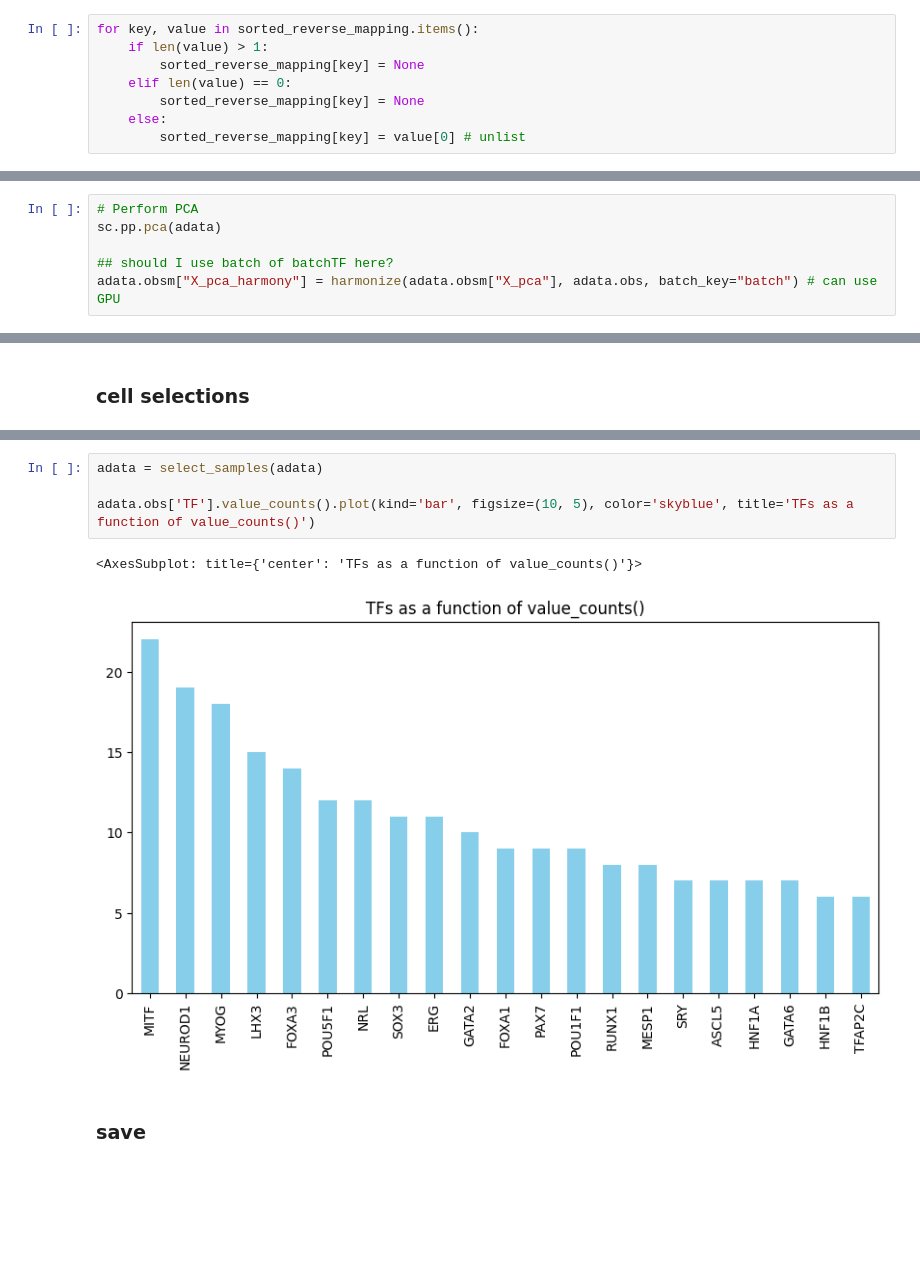
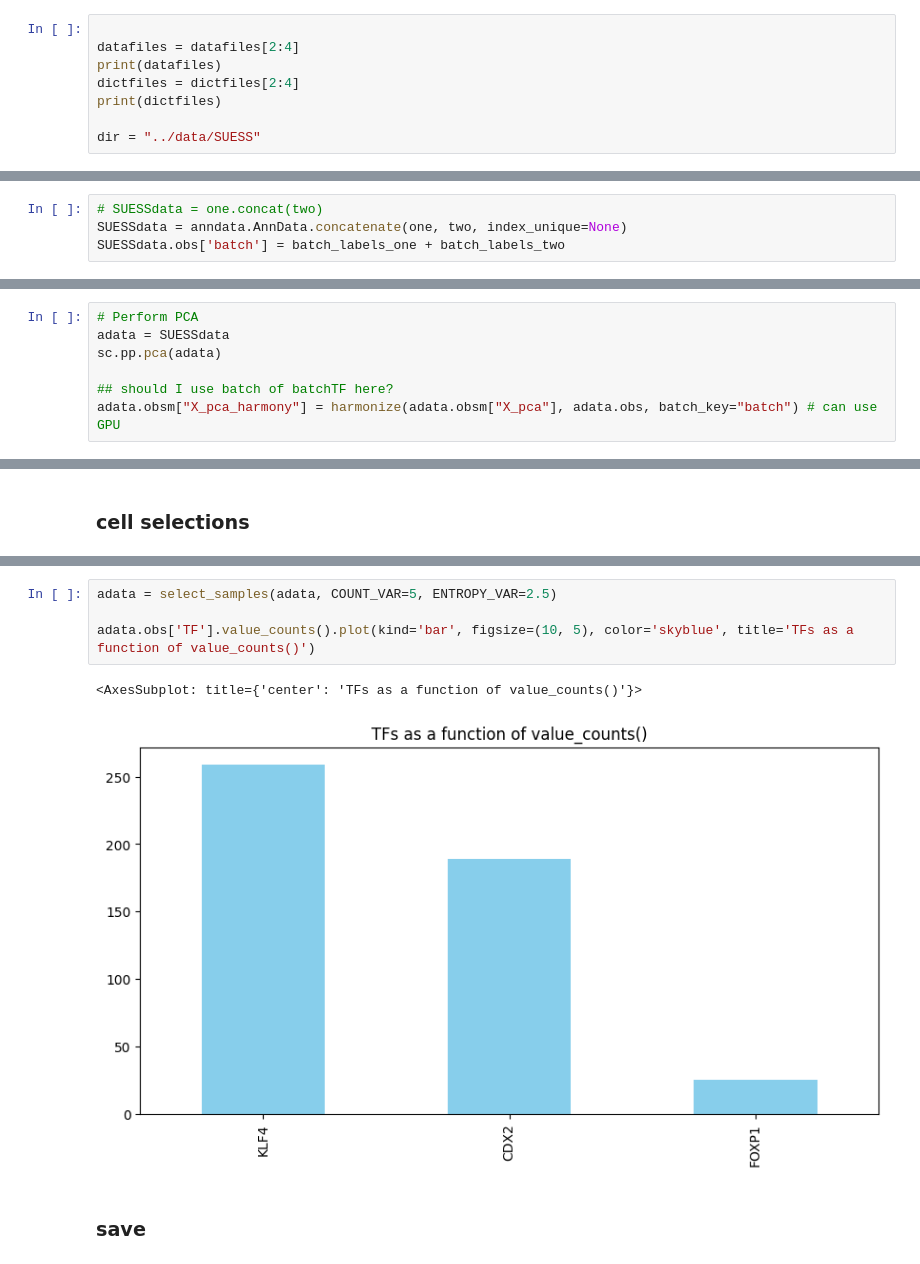
Before and after one commit to Riemer1818/MscProjectDataAnalysis, a Jupyter notebook: src/dataAnalysisPipeline.ipynb, the cells around one changed output, grey strips where cells are left out. Drawn from its saved outputs; the diff is of its cells as text; blank space fills up the shorter version.

```diff
--- a/src/dataAnalysisPipeline.ipynb
+++ b/src/dataAnalysisPipeline.ipynb
@@ -262,8 +154,8 @@ Counter({'mCherry': 45, 'CDX2': 30, 'KLF4': 29, 'LMX1A': 25, 'SIX2': 17, 'SNAI2'
-# %%
-for key, value in sorted_reverse_mapping.items():
-    if len(value) > 1:
-        sorted_reverse_mapping[key] = None
-    elif len(value) == 0:
-        sorted_reverse_mapping[key] = None
-    else:
-        sorted_reverse_mapping[key] = value[0] # unlist
+# %%
+
+datafiles = datafiles[2:4]
+print(datafiles)
+dictfiles = dictfiles[2:4]
+print(dictfiles)
+
+dir = "../data/SUESS"
@@ -280,0 +237,4 @@ View of AnnData object with n_obs × n_vars = 1238 × 33694
+# %%
+# SUESSdata = one.concat(two)
+SUESSdata = anndata.AnnData.concatenate(one, two, index_unique=None)
+SUESSdata.obs['batch'] = batch_labels_one + batch_labels_two
@@ -282,6 +261,7 @@ View of AnnData object with n_obs × n_vars = 1238 × 33694
 ## perform PCA and plot UMAP
 # %%
 # Perform PCA
+adata = SUESSdata
 sc.pp.pca(adata)
 
 ## should I use batch of batchTF here?
@@ -322,10 +335,10 @@ entropy_per_tf.plot(kind='bar', figsize=(10, 5), color='skyblue', title='Entropy
 # %%
-adata = select_samples(adata)
+adata = select_samples(adata, COUNT_VAR=5, ENTROPY_VAR=2.5)
 
 adata.obs['TF'].value_counts().plot(kind='bar', figsize=(10, 5), color='skyblue', title='TFs as a function of value_counts()')
 # %% [output]
 <AxesSubplot: title={'center': 'TFs as a function of value_counts()'}>
-[figure, old version]
+[figure, new version]
 # %% [markdown]
 ### save
 # %%
```
Also changed, not shown: parts of 31 cells of this notebook, 3 other files.
